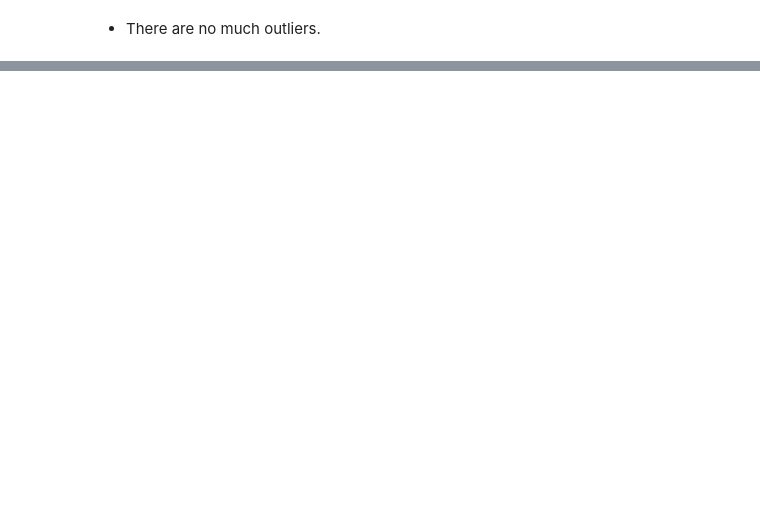
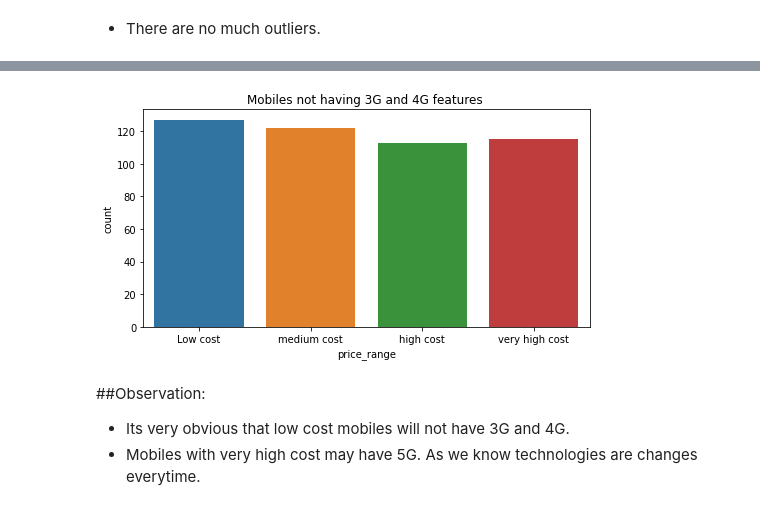
Before and after one commit to PrateekKumar88888/Mobile-Price-Range-Prediction, a Jupyter notebook: Mobile_Price_Range_Prediction_Capstone_Project.ipynb, the cells around one changed output, grey strips where cells are left out. Saved outputs shown, nothing was run; the diff lists cells and outputs as text; code cells hidden in the pictures; blank space fills up the shorter version.

```diff
--- a/Mobile_Price_Range_Prediction_Capstone_Project.ipynb
+++ b/Mobile_Price_Range_Prediction_Capstone_Project.ipynb
@@ -329,0 +438,2 @@ print("\n")
+# %%
+No_3g_4G_df=df[(df['three_g']!=1) & (df['four_g']!=1)]
@@ -329,0 +456,12 @@ print("\n")
+# %%
+plt.figure(figsize=(8,4))
+sns.countplot(No_3g_4G_df['price_range'])
+plt.xticks(ticks=[0,1,2,3],labels=['Low cost','medium cost','high cost','very high cost'])
+plt.title("Mobiles not having 3G and 4G features ")
+plt.show()
+# %% [output]
+[figure, added]
+# %% [markdown]
+##Observation:
+* Its very obvious that low cost mobiles will not have 3G and 4G.
+* Mobiles with very high cost may have 5G. As we know technologies are changes everytime.
```
Also changed, not shown: parts of 44 cells of this notebook.
